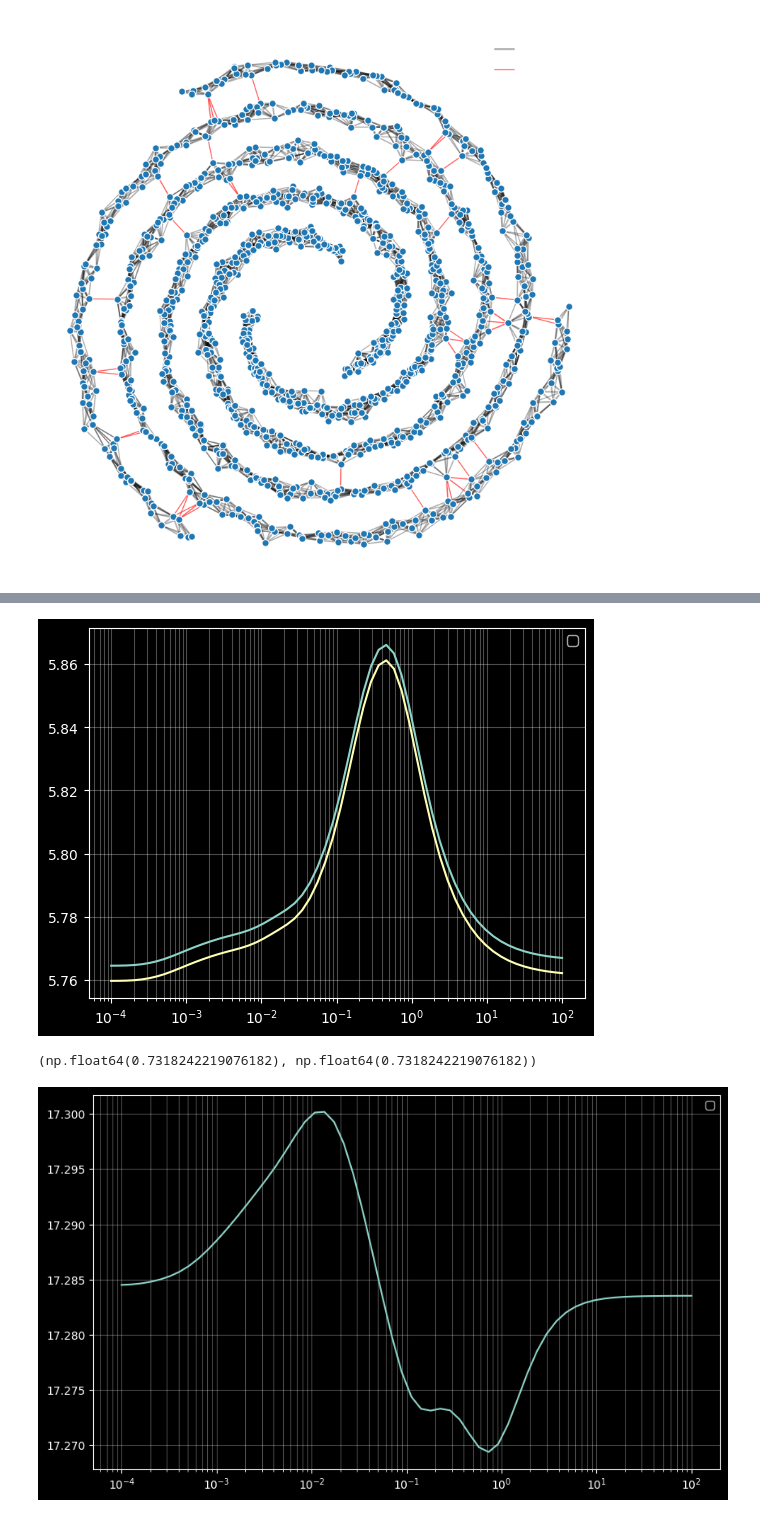
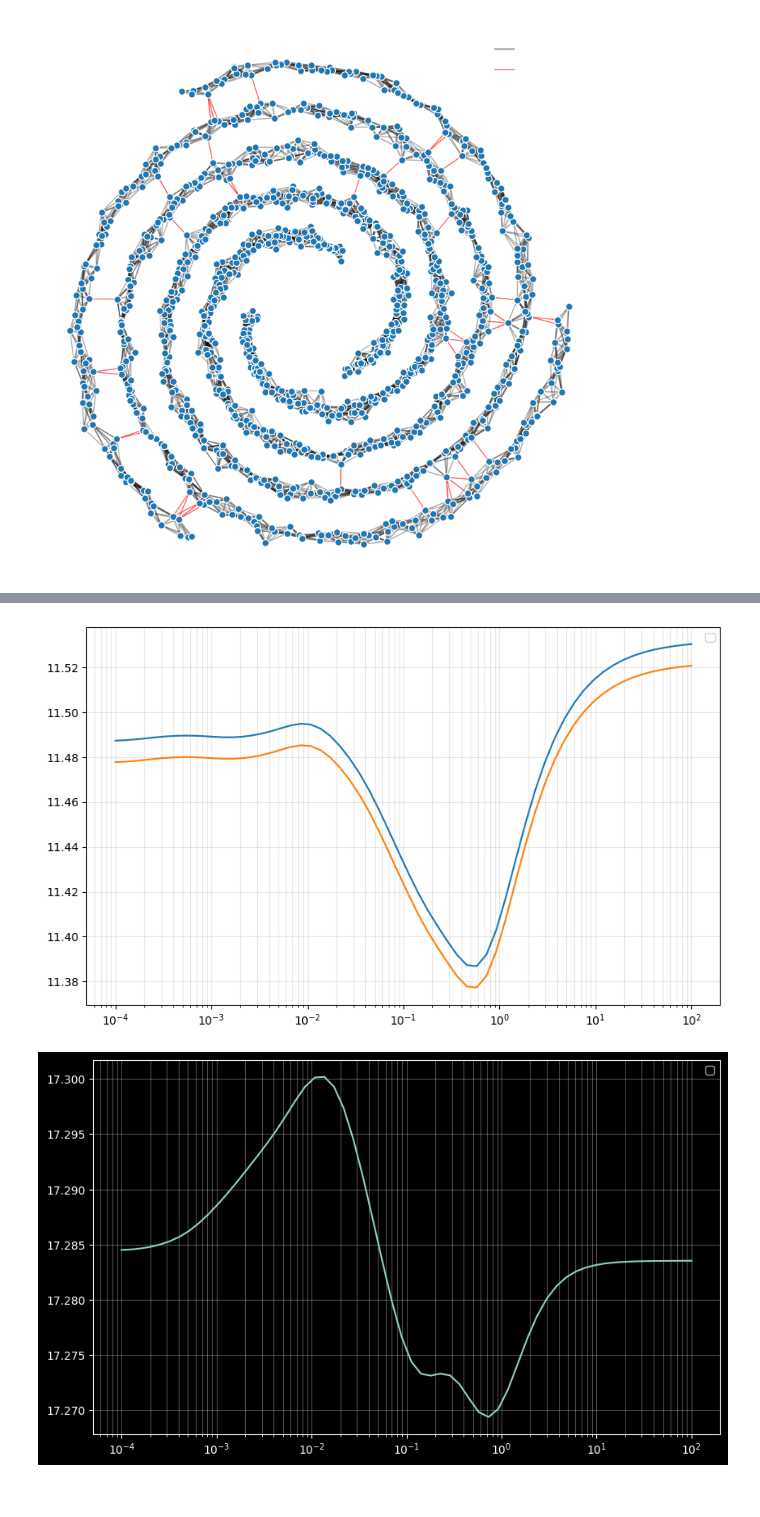
Before and after one commit to ayghri/hycut, a Jupyter notebook: simulations.ipynb, the cells around one changed output, grey strips where cells are left out. Saved outputs shown, nothing was run; the diff lists cells and outputs as text; code cells hidden in the pictures.

Commit message:
adding ncut simulations

```diff
--- a/simulations.ipynb
+++ b/simulations.ipynb
@@ -166,13 +159,16 @@ def simulation_assignment(P):
 # %%
-def monte_carlo_expected_cut(P, W, n_samples=400):
+def monte_carlo_expected_cut(P, W, D, n_samples=400, cut_type="rcut"):
     estimate = 0.0
     std = 0.0
 
     for _ in range(n_samples):
         A = simulation_assignment(P)
-        B = 1 - A
-
-        cut = np.diag(B.T @ (W @ A)) / A.sum(axis=0)
+        if cut_type == "rcut":
+            cut = compute_rcut(W,D, A)
+        elif cut_type == "ncut":
+            cut = compute_ncut(W,D, A)
+        else:
+            raise ValueError(f"cut_type {cut_type} not supported")
         estimate += cut
         std += cut**2
 
@@ -187,7 +183,7 @@ mc_stds = []
 for tau in temperatures:
     P = softmax(logits / tau, axis=1)
 
-    mc_val, mc_std = monte_carlo_expected_cut(P, W, MC_NUM_SAMPLES)
+    mc_val, mc_std = monte_carlo_expected_cut(P, W, D, MC_NUM_SAMPLES, cut_type="rcut")
 
     mc_means.append(mc_val)
     mc_stds.append(mc_std)
@@ -258,8 +258,11 @@ for tau in temperatures:
     w_p = np.diag(P.T@(W@(1-P)))
     # w_p = -np.diag(P.T@(W@np.log(1e-6+P)))
     # prcut_estimate.append(np.sum(w_p / P.sum(0))/2)
-    prcut_estimate.append(w_p / P.sum(0)/2)
+    prcut_estimate.append(w_p / P.sum(0))
     # estimate.append(np.sum(w_p * sp_hyp2f1(a,b,c, P.mean(0)) )/2)
-    estimate.append(w_p * sp_hyp2f1(a,b,c, P.mean(0))/2)
+    estimate.append(w_p * sp_hyp2f1(a,b,c, P.mean(0)))
     vs.append(np.var(P,axis=1).sum())
     # vs.append(var_zero)
+
+estimate = np.array(estimate)
+prcut_estimate = np.array(prcut_estimate)
@@ -286,0 +366,12 @@ plt.show()
+# %%
+plt.figure(figsize=(10, 6))
+k = 0
+
+plt.plot(linear_t, t_estimate[:,k]-t_mc_m[:,k], label="Hypergeometric bound")
+
+plt.plot(linear_t, t_prcut_estimate[:,k]-t_mc_m[:,k], label="PRCut bound")
+
+
+plt.legend()
+plt.grid(True, which="both", alpha=0.3)
+plt.show()
@@ -287,21 +380,13 @@ plt.show()
 # %%
-i = 1
-plt.plot(temperatures, np.array(estimate)[:,1])
-plt.plot(temperatures, np.array(prcut_estimate)[:,1])
+plt.figure(figsize=(10, 6))
+plt.plot(temperatures, estimate[:,k])
+plt.plot(temperatures, prcut_estimate[:,k])
 plt.xscale('log')
-# plt.gca().invert_xaxis()
-# plt.xlabel('Temperature (tau)')
-# plt.ylabel('RatioCut')
-# plt.title('Monte Carlo vs Theoretical Bound')
 plt.legend()
 plt.grid(True, which="both", alpha=0.3)
 plt.show()
 # %% [output]
-[figure, old version]
+[figure, new version]
-# %%
-temperatures[np.argmin(estimate)], temperatures[np.argmin(prcut_estimate)]
-# %% [output]
-(np.float64(0.7318242219076182), np.float64(0.7318242219076182))
 # %%
 plt.figure(figsize=(10, 6))
 
```
Also changed, not shown: parts of 23 cells of this notebook.
